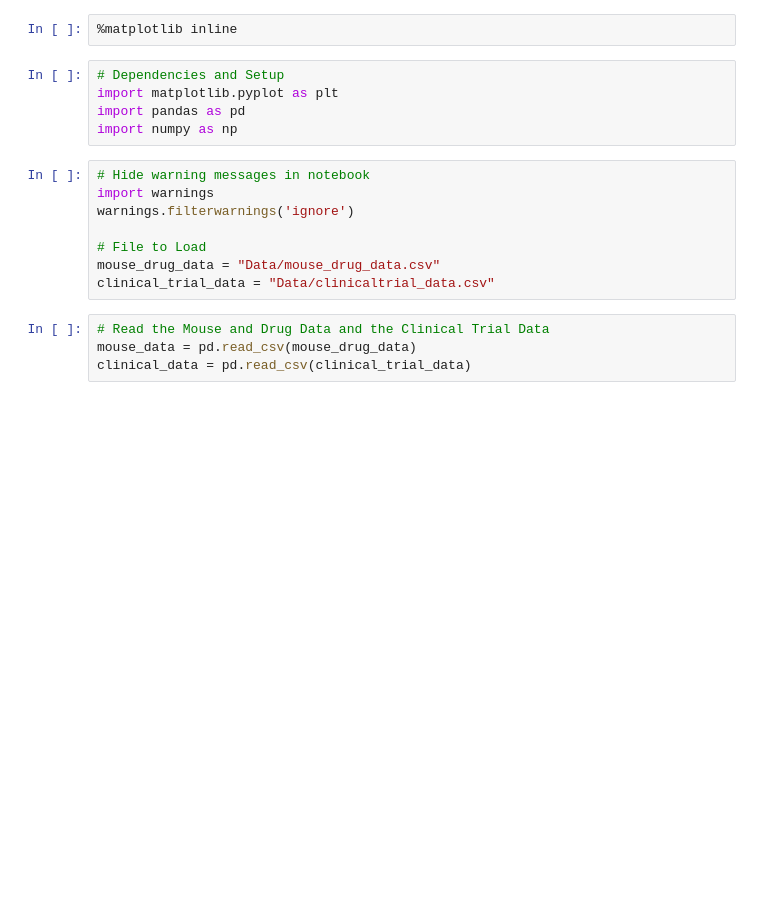
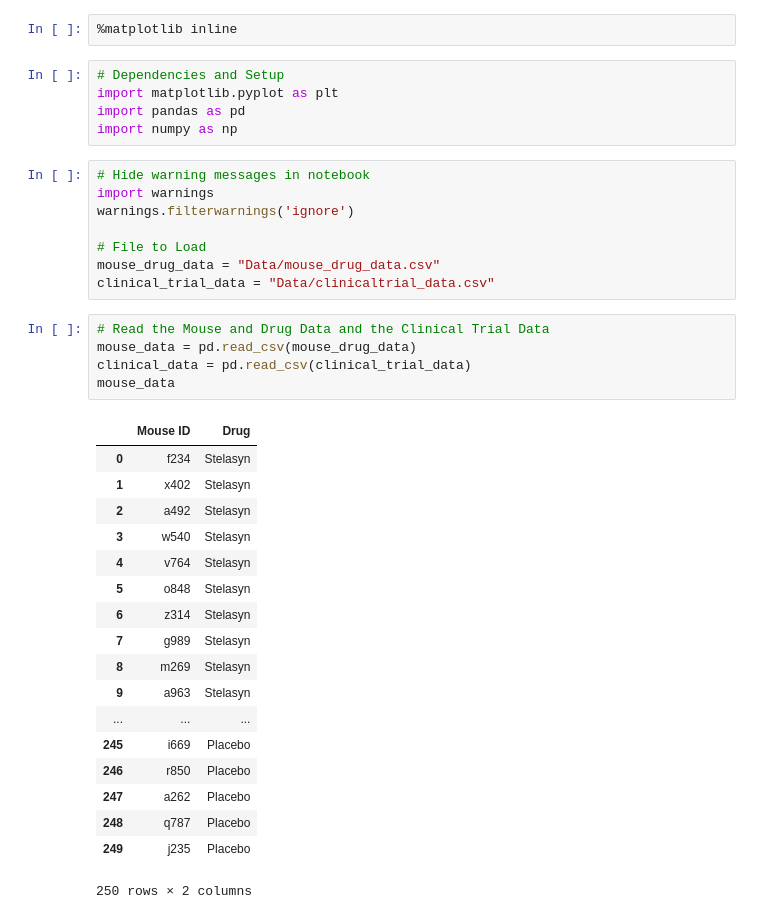
Before and after one commit to jehixson3/Charting-Pharmacutical-Data-with-Matplotlib, a Jupyter notebook: Pymaceuticals/pymaceuticals_starter.ipynb, the cells around one changed output. Cells and saved outputs as stored; diff of their text form; blank space fills up the shorter version.

```diff
--- a/Pymaceuticals/pymaceuticals_starter.ipynb
+++ b/Pymaceuticals/pymaceuticals_starter.ipynb
@@ -16,7 +16,27 @@ clinical_trial_data = "Data/clinicaltrial_data.csv"
 # %%
 # Read the Mouse and Drug Data and the Clinical Trial Data
 mouse_data = pd.read_csv(mouse_drug_data)
 clinical_data = pd.read_csv(clinical_trial_data)
+mouse_data
+# %% [output]
+|  | Mouse ID | Drug |
+| 0 | f234 | Stelasyn |
+| 1 | x402 | Stelasyn |
+| 2 | a492 | Stelasyn |
+| 3 | w540 | Stelasyn |
+| 4 | v764 | Stelasyn |
+| 5 | o848 | Stelasyn |
+| 6 | z314 | Stelasyn |
+| 7 | g989 | Stelasyn |
+| 8 | m269 | Stelasyn |
+| 9 | a963 | Stelasyn |
+| ... | ... | ... |
+| 245 | i669 | Placebo |
+| 246 | r850 | Placebo |
+| 247 | a262 | Placebo |
+| 248 | q787 | Placebo |
+| 249 | j235 | Placebo |
+250 rows × 2 columns
 # %%
 # Combine the data into a single dataset
 combined_data_df = pd.merge(clinical_data, mouse_data, how='outer', on='Mouse ID')
```
Also changed, not shown: parts of 4 cells of this notebook, 1 other file.
